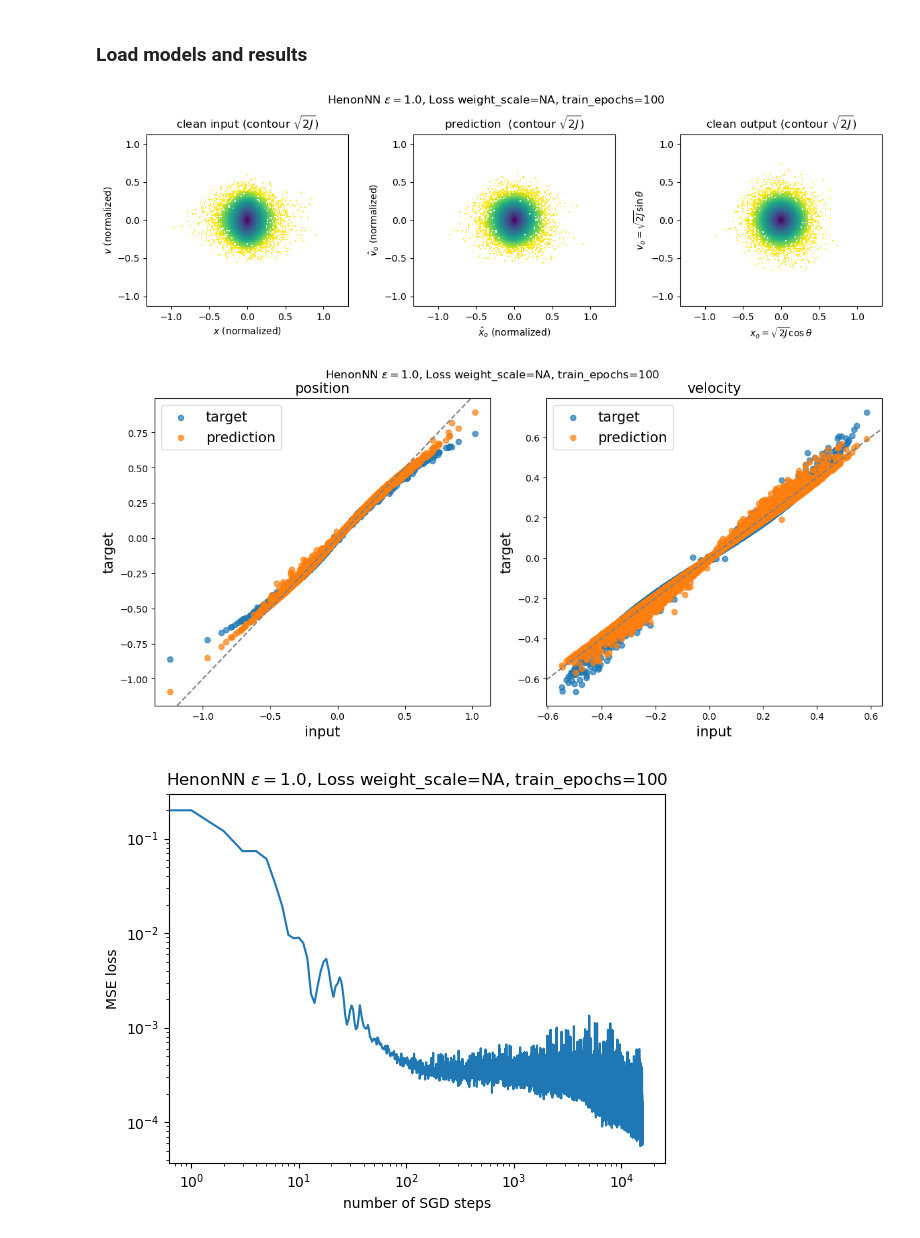
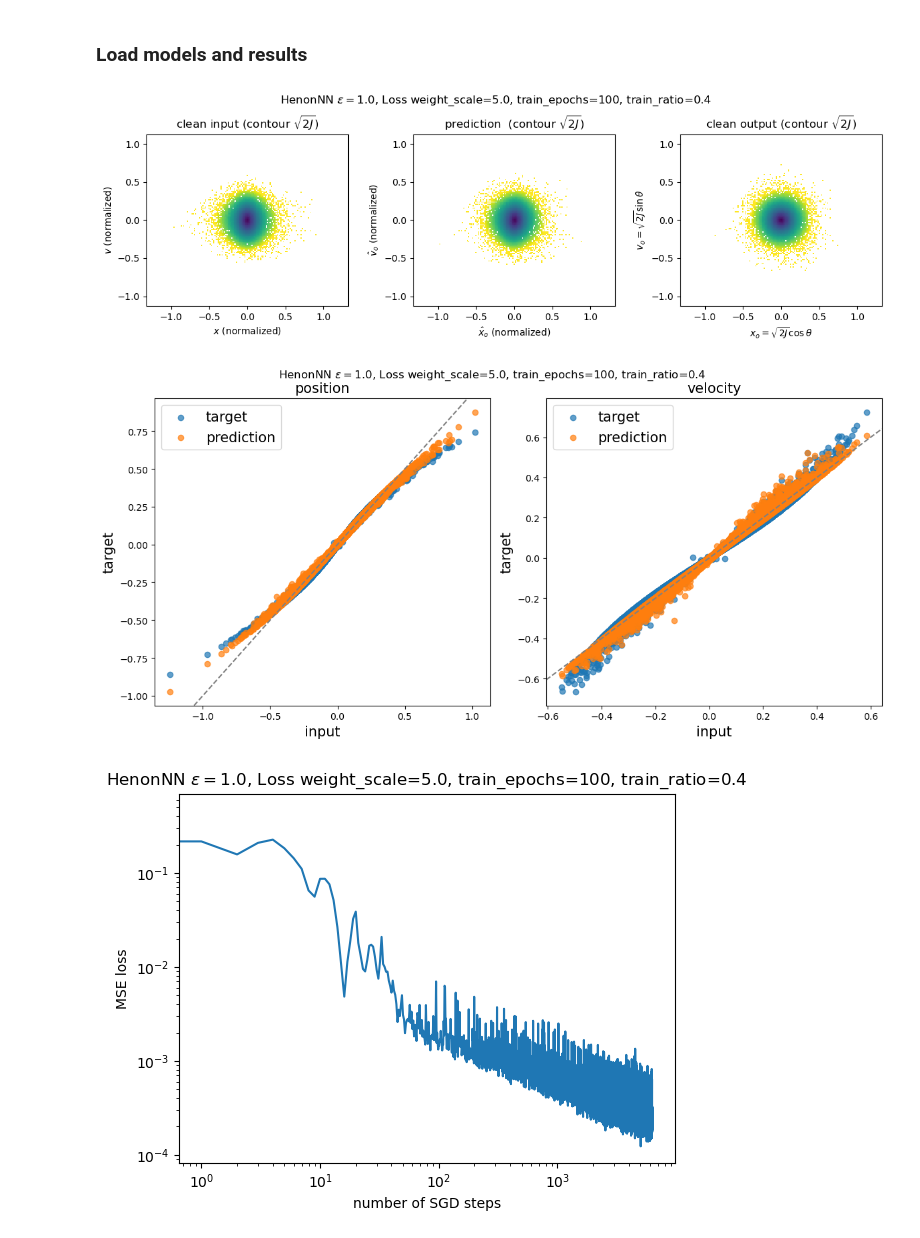
Before and after one commit to nhuang37/symplectic_map, a Jupyter notebook: read_clean_data.ipynb, the cells around one changed output. Cells and saved outputs as stored; diff of their text form; code cells hidden in the pictures.

Commit message:
support varying training sizes

```diff
--- a/read_clean_data.ipynb
+++ b/read_clean_data.ipynb
@@ -160,10 +160,11 @@ hid_dim = 4
 epsilon = 1.0
 relMSE = False
 tie = False
-weighted = False #True #
-wscale = 10 #5.0 #1.0
+weighted = True #
+wscale = 5.0 #1.0
+tratio = 0.4
 #dir_path = f"results_clean/_layer={num_layers}_hid={hid_dim}_lr={lr}_tie={tie}_ep={ep}_epsilon={epsilon}_relMSE={relMSE}/"
-dir_path = f"results_clean/_layer={num_layers}_hid={hid_dim}_lr={lr}_tie={tie}_ep={ep}_epsilon={epsilon}_weightMSE={weighted}_wscale={wscale}/"
+dir_path = f"results_clean/_layer={num_layers}_hid={hid_dim}_lr={lr}_tie={tie}_ep={ep}_epsilon={epsilon}_weightMSE={weighted}_wscale={wscale}_tratio={tratio}/"
 
 file_path = f"{dir_path}save_file.pkl"
 data_path = "clean_data_1D_dim=2.pkl"
@@ -211,14 +212,14 @@ def plot_input_output(XV, XV_out, pred_XV_out, untrain_XV_out=None, fig_title=No
     plt.show()
 # %%
 wscale = 'NA' if weighted==False else wscale
-title_eps1 = r'HenonNN $\epsilon=$'+f'{epsilon}, Loss weight_scale={wscale}, train_epochs={ep}'
+title_eps1 = r'HenonNN $\epsilon=$'+f'{epsilon}, Loss weight_scale={wscale}, train_epochs={ep}, train_ratio={tratio}'
 plot_points(xv, xv_out, xv_pred, Q_val, fig_title=title_eps1)
 # %% [output]
-[figure, old version]
+[figure, new version]
 # %%
 plot_input_output(xv, xv_out, xv_pred, fig_title=title_eps1)
 # %% [output]
-[figure, old version]
+[figure, new version]
 # %%
 plt.plot(train_loss)
 plt.xlabel('number of SGD steps')
@@ -227,4 +228,4 @@ plt.loglog()
 plt.title(title_eps1)
 plt.show()
 # %% [output]
-[figure, old version]
+[figure, new version]
```
Also changed, not shown: 1 other file.
